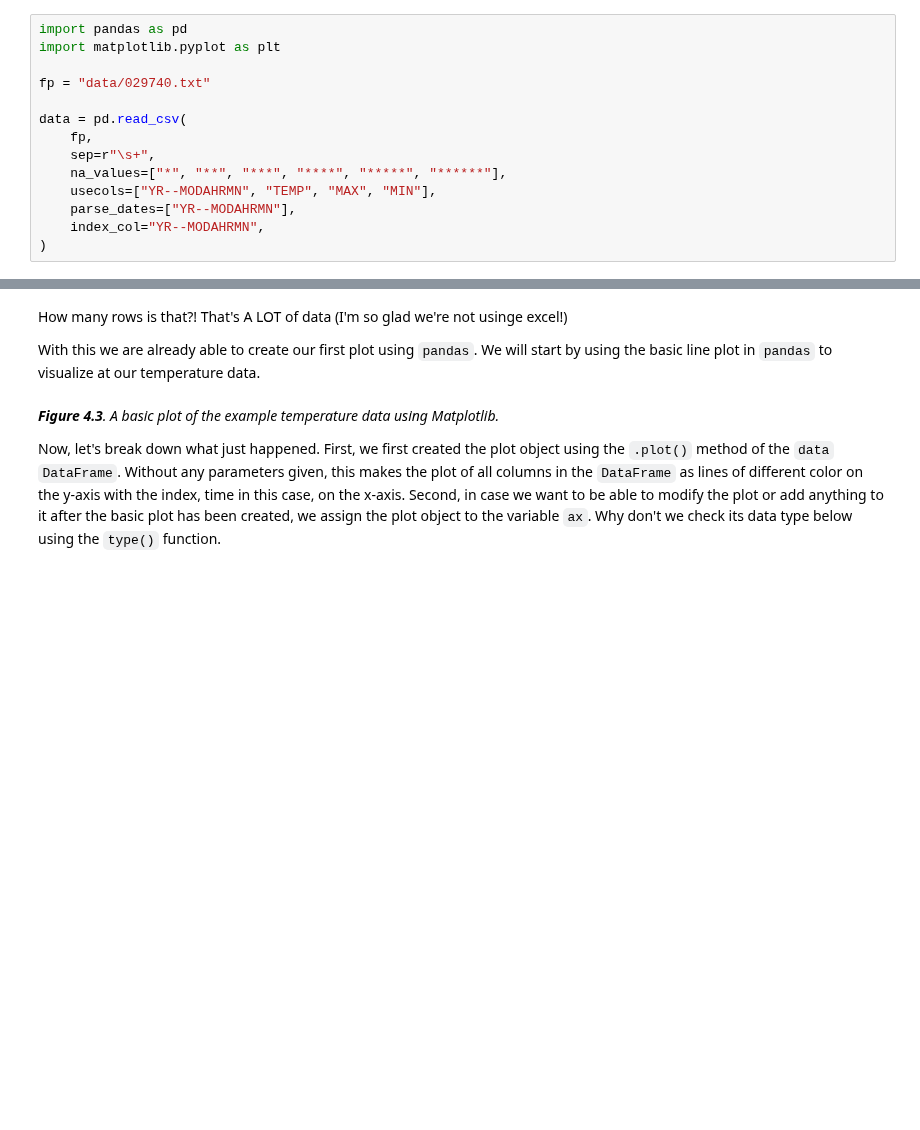
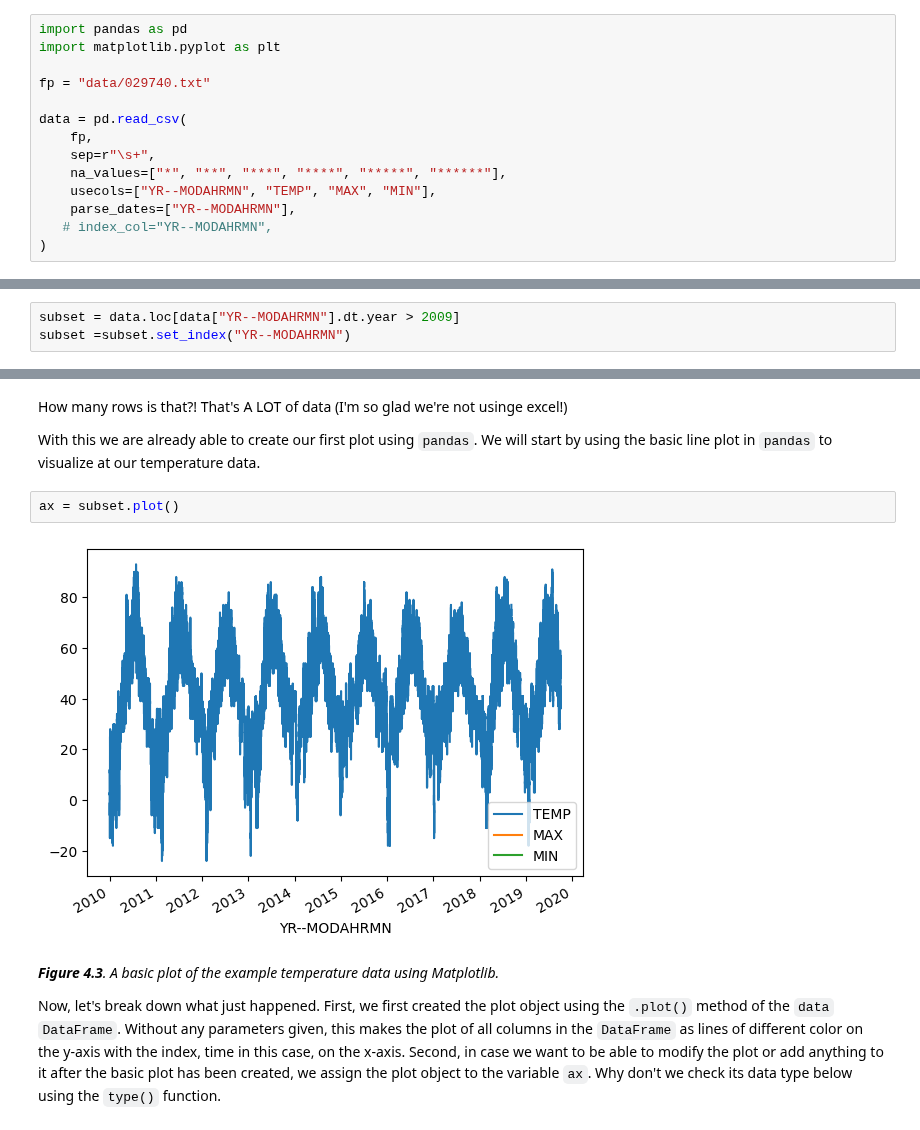
Before and after one commit to heattard/geo-python-student-notebooks, a Jupyter notebook: L7/basic-plotting-filled.ipynb, the cells around one changed output, grey strips where cells are left out. Saved outputs shown, nothing was run; the diff lists cells and outputs as text; blank space fills up the shorter version.

Commit message:
made a subset of data from 2009-onward

```diff
--- a/L7/basic-plotting-filled.ipynb
+++ b/L7/basic-plotting-filled.ipynb
@@ -20,7 +20,7 @@ data = pd.read_csv(
     na_values=["*", "**", "***", "****", "*****", "******"],
     usecols=["YR--MODAHRMN", "TEMP", "MAX", "MIN"],
     parse_dates=["YR--MODAHRMN"],
-    index_col="YR--MODAHRMN",
+   # index_col="YR--MODAHRMN",
 )
 # %% [markdown]
 So, let us now examining what is different here compared to files read in Chapter 3. There are two significant changes in the form of two new parameters: `parse_dates` and `index_col`.
@@ -42,3 +32,6 @@ data.head()
+# %%
+subset = data.loc[data["YR--MODAHRMN"].dt.year > 2009]
+subset =subset.set_index("YR--MODAHRMN")
 # %% [markdown]
 As mentioned above, you can now see that the index column for our `DataFrame` (the first column) contains date values related to each row in the `DataFrame`.
 
@@ -51,6 +49,10 @@ data.shape
 How many rows is that?! That's A LOT of data (I'm so glad we're not usinge excel!)
 
 With this we are already able to create our first plot using `pandas`. We will start by using the basic line plot in `pandas` to visualize at our temperature data.
+# %%
+ax = subset.plot()
+# %% [output]
+[figure, added]
 # %% [markdown]
 _**Figure 4.3**. A basic plot of the example temperature data using Matplotlib._
 
```
Also changed, not shown: parts of 3 cells of this notebook.
